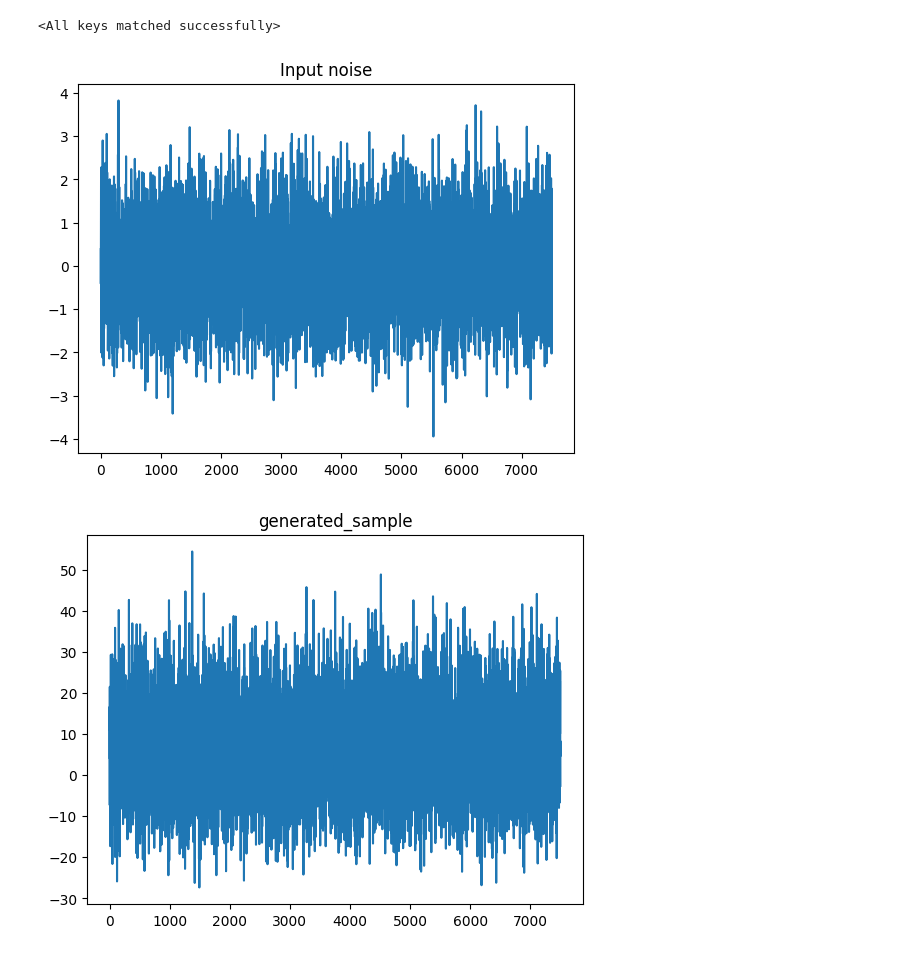
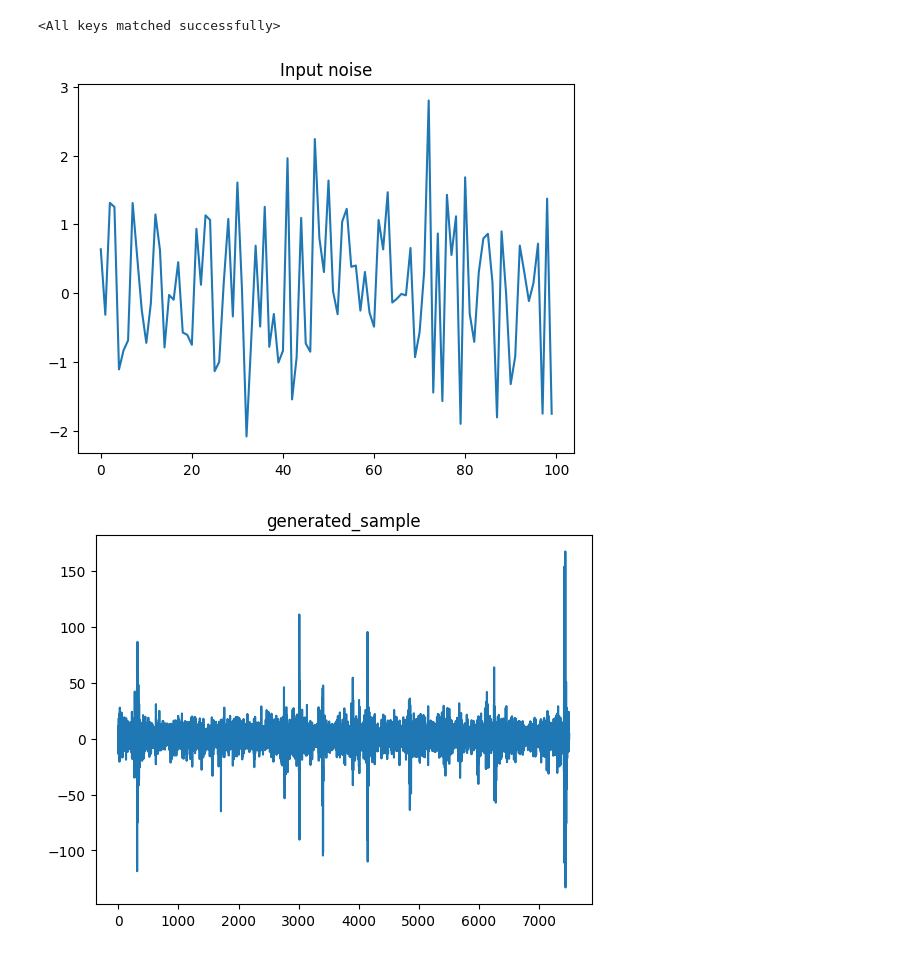
Before and after one commit to lamitay/ecg_AFIB_GAN, a Jupyter notebook: GAN_exploration.ipynb, the cells around one changed output. Drawn from its saved outputs; the diff is of its cells as text; code cells hidden in the pictures.

Commit message:
add DCGAN models and DCGAN main script

```diff
--- a/GAN_exploration.ipynb
+++ b/GAN_exploration.ipynb
@@ -14,30 +14,31 @@ from GAN_models import Generator, Discriminator
 # %%
 device = 'cuda'
 signal_length = 7500
-gen_weights_path = "/tcmldrive/NogaK/ECG_classification/experiments/tcml_GAN_basic_attempt_3000_epochs_20230603_16_20_11/models/epoch_2999_generator_model.pth"
+# gen_weights_path = "/tcmldrive/NogaK/ECG_classification/experiments/tcml_GAN_basic_attempt_3000_epochs_20230603_16_20_11/models/epoch_2999_generator_model.pth"
+gen_weights_path = "/tcmldrive/NogaK/ECG_classification/experiments/tcml_DCGAN_first_exp_1000_epochs_20230606_12_03_39/models/epoch_999_generator_model.pth"
 batch_size = 1
-fixed_noise = torch.randn(batch_size, 1, signal_length, device=device)
-gen = Generator(signal_length=signal_length)
+gen = DCGenerator(signal_length=signal_length)
 gen.load_state_dict(torch.load(gen_weights_path))
 # %% [output]
 <All keys matched successfully>
 # %%
 gen.to(device)
+fixed_noise = torch.randn(batch_size, 1, 100, device=device)
 fake = gen(fixed_noise)
 
 plt.figure()
 plt.plot(fixed_noise.detach().cpu().squeeze(1).numpy()[:].transpose())
 plt.title(f'Input noise')
 # plt.savefig(os.path.join(self.results_dir,f'generated_samples_epoch_{epoch}.png'))
 plt.show()
 plt.close()
 
 plt.figure()
 plt.plot(fake.detach().cpu().squeeze(1).numpy()[:].transpose())
 plt.title(f'generated_sample')
 # plt.savefig(os.path.join(self.results_dir,f'generated_samples_epoch_{epoch}.png'))
 plt.show()
 plt.close()
 # %% [output]
-[figure, old version]
+[figure, new version]
-[figure, old version]
+[figure, new version]
```
Also changed, not shown: parts of 1 cell of this notebook, 6 other files.
